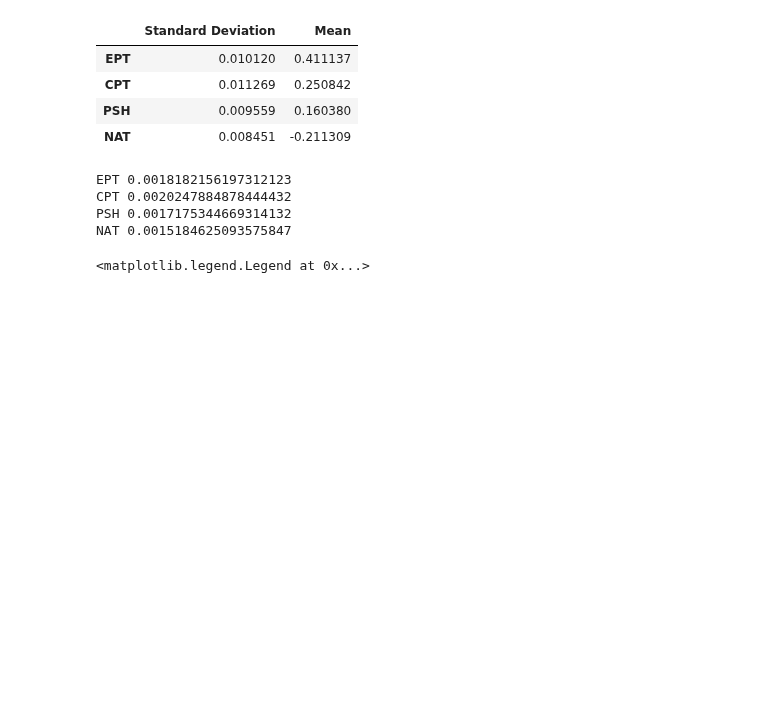
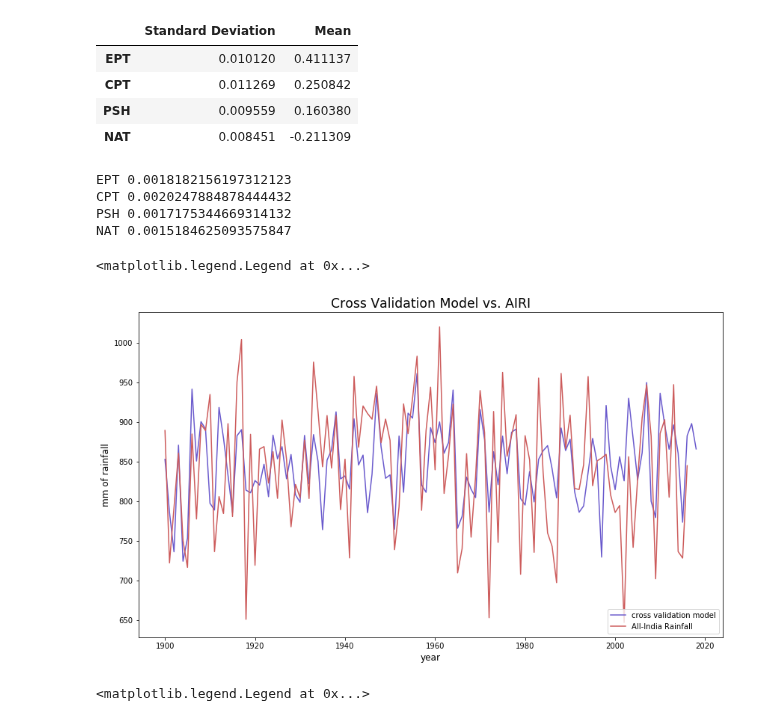
Before and after one commit to medhap02/AllIndiaRainfall, a Jupyter notebook: src/ISM_Model1-to2018_crossvalidation30yeargroups.ipynb, the cells around one changed output. Cells and saved outputs as stored; diff of their text form; code cells hidden in the pictures; blank space fills up the shorter version.

```diff
--- a/src/ISM_Model1-to2018_crossvalidation30yeargroups.ipynb
+++ b/src/ISM_Model1-to2018_crossvalidation30yeargroups.ipynb
@@ -930,6 +968,24 @@ NAT 0.0015184625093575847
 # %%
 AIRI1 = 0.411137*EPTplot + 0.250842*CPTplot + 0.160380*PSHplot - 0.1211309*NATplot
 final1 = AIRI1 * np.std(Ytemp) + np.mean(Ytemp)
+# %%
+modelyears = []
+for x in range(119):
+    modelyears.append(x+1900)
+modelyears2 = []
+for x in range(117):
+    modelyears2.append(x+1900)
+
+plt.figure(figsize=(14,8))
+plt.plot(modelyears, final1, label = 'cross validation model', color = 'slateblue')
+plt.plot(modelyears2, rainfalldata, label = 'All-India Rainfall', color = 'indianred')
+plt.title('Cross Validation Model vs. AIRI', fontsize = 'xx-large')
+plt.xlabel('year', fontsize = 'large')
+plt.ylabel('mm of rainfall', fontsize = 'large')
+plt.legend(loc='lower right')
+# %% [output]
+<matplotlib.legend.Legend at 0x...>
+[figure, added]
 # %%
 modelyears = []
 for x in range(119):
```
Also changed, not shown: parts of 1 cell of this notebook.
